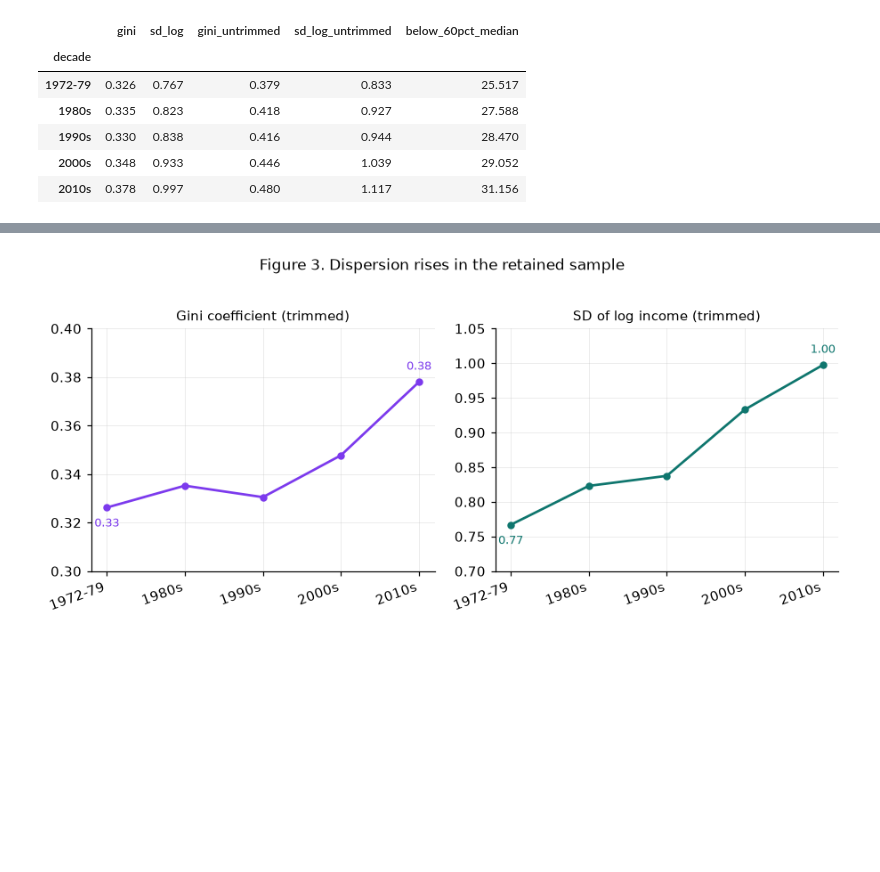
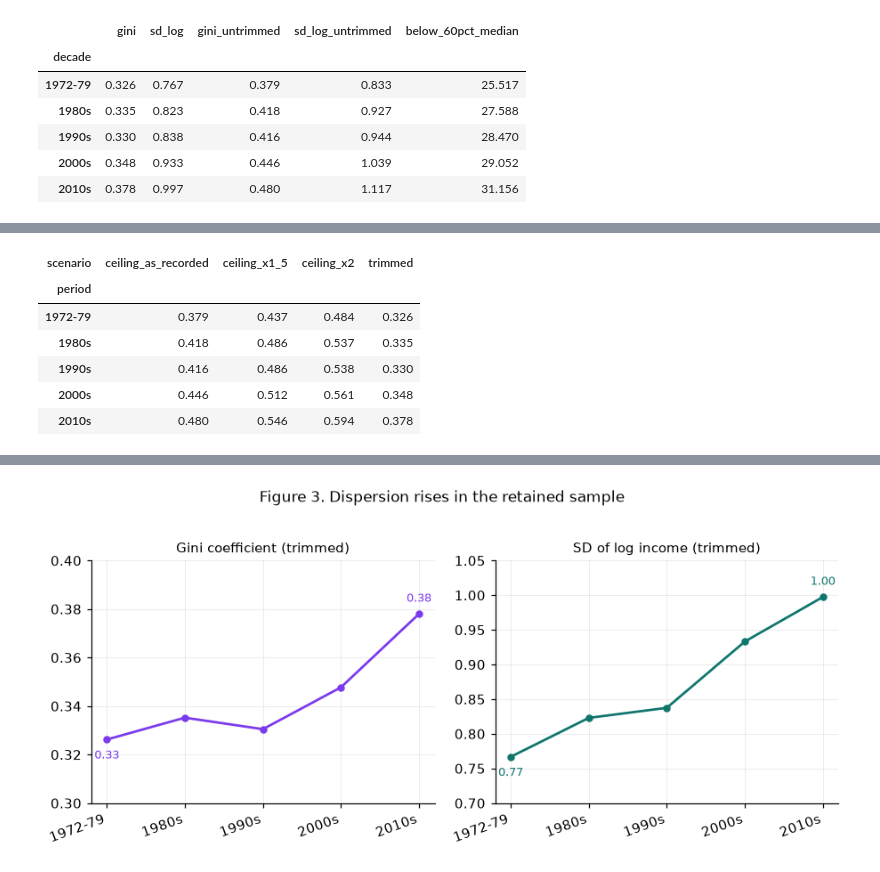
Before and after one commit to wangtingyue0322-beep/data-science-project, a Jupyter notebook: income_analysis.ipynb, the cells around one changed output, grey strips where cells are left out. Saved outputs shown, nothing was run; the diff lists cells and outputs as text; code cells hidden in the pictures; blank space fills up the shorter version.

```diff
--- a/income_analysis.ipynb
+++ b/income_analysis.ipynb
@@ -331,0 +345,65 @@ ineq.round(3)
+# %%
+RESULTS = Path("results")
+RESULTS.mkdir(exist_ok=True)
+
+SCENARIOS = {
+    "trimmed": None,
+    "ceiling_as_recorded": 1.0,
+    "ceiling_x1_5": 1.5,
+    "ceiling_x2": 2.0,
+}
+
+
+def weighted_sd_log(values, weights):
+    logs = np.log(np.asarray(values, dtype=float))
+    w = np.asarray(weights, dtype=float)
+    centre = np.average(logs, weights=w)
+    return float(np.sqrt(np.average((logs - centre) ** 2, weights=w)))
+
+
+scenario_rows = []
+for lo, hi, label in DECADES:
+    period = df[(df.year >= lo) & (df.year <= hi)].copy()
+    # Use the year-specific top-code flag created in section 2. Taking one
+    # maximum over a pooled period would miss most censored observations.
+    top = period["topcoded"].copy()
+    for scenario, multiplier in SCENARIOS.items():
+        if multiplier is None:
+            sample = period[~top]
+            assigned = "excluded"
+        else:
+            sample = period.copy()
+            sample.loc[top, "realinc"] = sample.loc[top, "realinc"] * multiplier
+            assigned = f"year-specific ceiling x {multiplier:g}"
+        scenario_rows.append({
+            "period": label,
+            "scenario": scenario,
+            "n": len(sample),
+            "topcoded_n": int(top.sum()),
+            "topcoded_share_pct": round(100 * top.mean(), 2),
+            "assigned_top_income": assigned,
+            "gini": weighted_gini(sample.realinc, sample.wtssall),
+            "sd_log_income": weighted_sd_log(sample.realinc, sample.wtssall),
+        })
+
+sensitivity = pd.DataFrame(scenario_rows)
+period_topcode_shares = sensitivity.groupby("period")["topcoded_share_pct"].first()
+assert period_topcode_shares.between(5, 15).all(), "Expected year-specific top-code shares of roughly 5–15% per period"
+sensitivity.to_csv(RESULTS / "topcode_sensitivity.csv", index=False)
+
+scenario_pivot = sensitivity.pivot(index="period", columns="scenario", values="gini")
+scenario_pivot = scenario_pivot.loc[[label for _, _, label in DECADES]]
+assert (scenario_pivot["ceiling_x2"] > scenario_pivot["ceiling_x1_5"]).all()
+assert (scenario_pivot["ceiling_x1_5"] > scenario_pivot["ceiling_as_recorded"]).all()
+assert (scenario_pivot["ceiling_as_recorded"] > scenario_pivot["trimmed"]).all()
+assert scenario_pivot.loc["2010s", "trimmed"] > scenario_pivot.loc["1972-79", "trimmed"]
+
+scenario_pivot.round(3)
+# %% [output]
+| scenario | ceiling_as_recorded | ceiling_x1_5 | ceiling_x2 | trimmed |
+| period |  |  |  |  |
+| 1972-79 | 0.379 | 0.437 | 0.484 | 0.326 |
+| 1980s | 0.418 | 0.486 | 0.537 | 0.335 |
+| 1990s | 0.416 | 0.486 | 0.538 | 0.330 |
+| 2000s | 0.446 | 0.512 | 0.561 | 0.348 |
+| 2010s | 0.480 | 0.546 | 0.594 | 0.378 |
```
Also changed, not shown: parts of 8 cells of this notebook, 13 other files.
